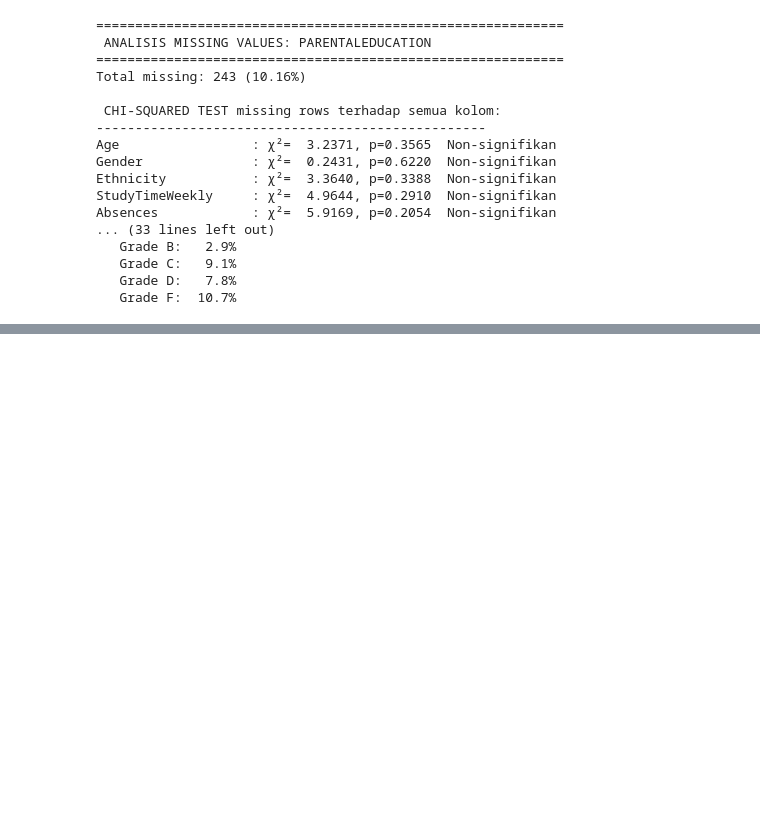
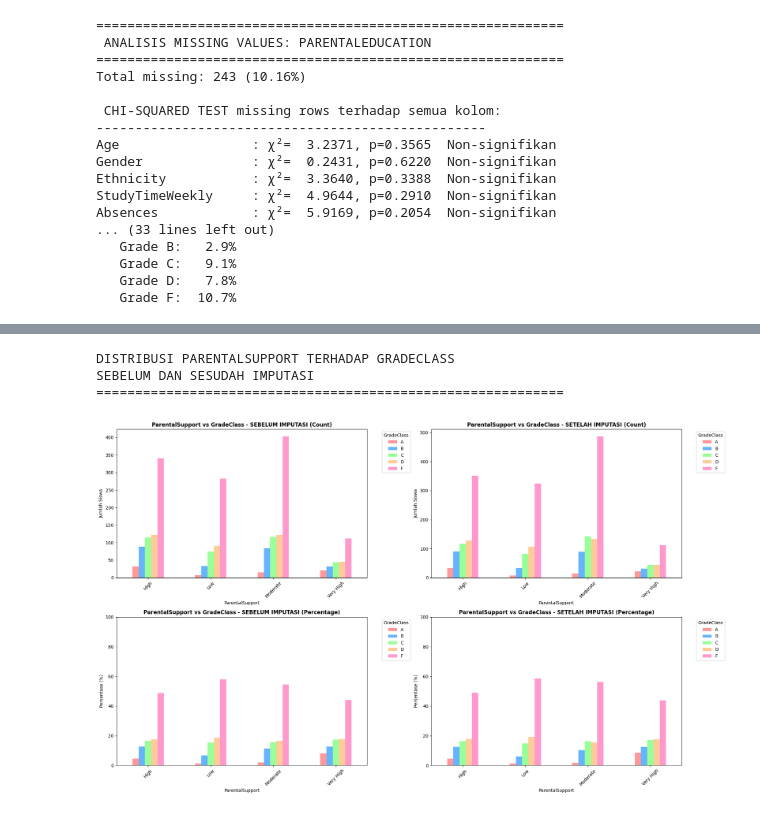
Before and after one commit to stevennowen/Seleksi-AI-Part-2-3, a Jupyter notebook: src/doe_supervised.ipynb, the cells around one changed output, grey strips where cells are left out. Drawn from its saved outputs; the diff is of its cells as text; code cells hidden in the pictures; blank space fills up the shorter version.

```diff
--- a/src/doe_supervised.ipynb
+++ b/src/doe_supervised.ipynb
@@ -595,0 +849,61 @@ Absences            : χ²=  5.9169, p=0.2054  Non-signifikan
+# %%
+print("DISTRIBUSI PARENTALSUPPORT TERHADAP GRADECLASS")
+print("SEBELUM DAN SESUDAH IMPUTASI")
+print("=" * 60)
+
+# Create figure with subplots
+fig, axes = plt.subplots(2, 2, figsize=(20, 12))
+
+# 1. Distribusi sebelum imputasi (count)
+crosstab_before = pd.crosstab(df['ParentalSupport'], df['GradeClass'])
+crosstab_before.plot(kind='bar', ax=axes[0,0],
+                    color=['#ff9999', '#66b3ff', '#99ff99', '#ffcc99', '#ff99cc'])
+axes[0,0].set_title('ParentalSupport vs GradeClass - SEBELUM IMPUTASI (Count)',
+                   fontsize=12, fontweight='bold')
+axes[0,0].set_xlabel('ParentalSupport')
+axes[0,0].set_ylabel('Jumlah Siswa')
+axes[0,0].legend(title='GradeClass', bbox_to_anchor=(1.05, 1), loc='upper left')
+axes[0,0].tick_params(axis='x', rotation=45)
+
+# 2. Distribusi sesudah imputasi (count)
+crosstab_after = pd.crosstab(df_furia_imputed['ParentalSupport'], df_furia_imputed['GradeClass'])
+crosstab_after.plot(kind='bar', ax=axes[0,1],
+                   color=['#ff9999', '#66b3ff', '#99ff99', '#ffcc99', '#ff99cc'])
+axes[0,1].set_title('ParentalSupport vs GradeClass - SETELAH IMPUTASI (Count)',
+                   fontsize=12, fontweight='bold')
+axes[0,1].set_xlabel('ParentalSupport')
+axes[0,1].set_ylabel('Jumlah Siswa')
+axes[0,1].legend(title='GradeClass', bbox_to_anchor=(1.05, 1), loc='upper left')
+axes[0,1].tick_params(axis='x', rotation=45)
+
+# 3. Distribusi sebelum imputasi (percentage)
+crosstab_before_pct = pd.crosstab(df['ParentalSupport'], df['GradeClass'], normalize='index') * 100
+crosstab_before_pct.plot(kind='bar', ax=axes[1,0],
+                        color=['#ff9999', '#66b3ff', '#99ff99', '#ffcc99', '#ff99cc'])
+axes[1,0].set_title('ParentalSupport vs GradeClass - SEBELUM IMPUTASI (Percentage)',
+                   fontsize=12, fontweight='bold')
+axes[1,0].set_xlabel('ParentalSupport')
+axes[1,0].set_ylabel('Persentase (%)')
+axes[1,0].legend(title='GradeClass', bbox_to_anchor=(1.05, 1), loc='upper left')
+axes[1,0].tick_params(axis='x', rotation=45)
+axes[1,0].set_ylim(0, 100)
+
+# 4. Distribusi sesudah imputasi (percentage)
+crosstab_after_pct = pd.crosstab(df_furia_imputed['ParentalSupport'], df_furia_imputed['GradeClass'], normalize='index') * 100
+crosstab_after_pct.plot(kind='bar', ax=axes[1,1],
+                       color=['#ff9999', '#66b3ff', '#99ff99', '#ffcc99', '#ff99cc'])
+axes[1,1].set_title('ParentalSupport vs GradeClass - SETELAH IMPUTASI (Percentage)',
+                   fontsize=12, fontweight='bold')
+axes[1,1].set_xlabel('ParentalSupport')
+axes[1,1].set_ylabel('Persentase (%)')
+axes[1,1].legend(title='GradeClass', bbox_to_anchor=(1.05, 1), loc='upper left')
+axes[1,1].tick_params(axis='x', rotation=45)
+axes[1,1].set_ylim(0, 100)
+
+plt.tight_layout()
+plt.show()
+# %% [output]
+DISTRIBUSI PARENTALSUPPORT TERHADAP GRADECLASS
+SEBELUM DAN SESUDAH IMPUTASI
+============================================================
+[figure, added]
```
Also changed, not shown: parts of 7 cells of this notebook.
